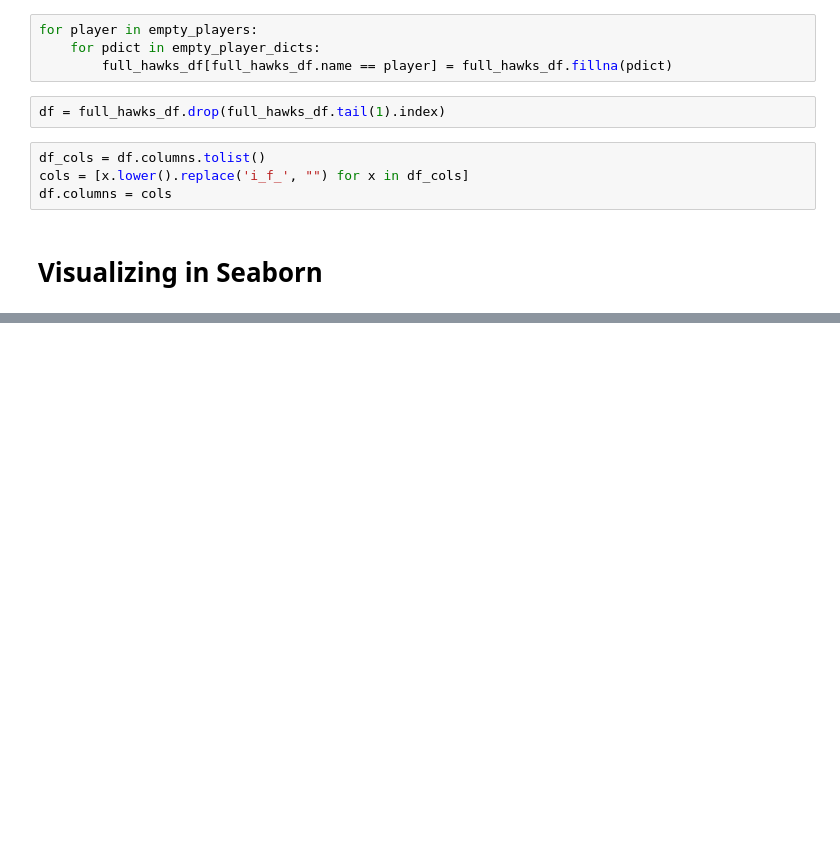
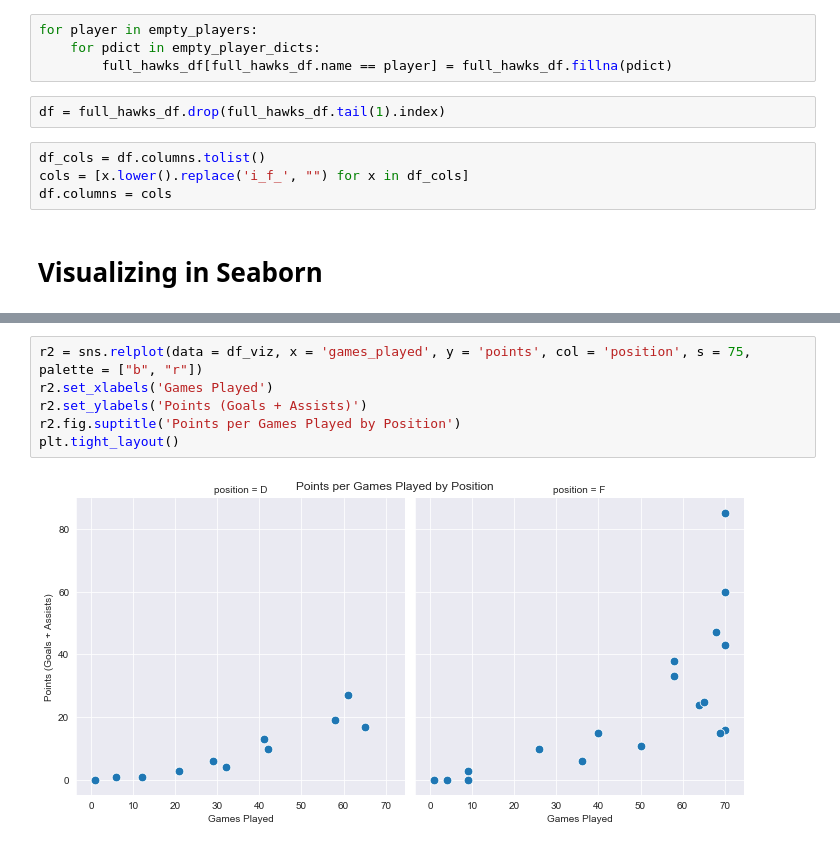
Before and after one commit to andrewcole33/blackhawks_salary_analysis, a Jupyter notebook: scratch.ipynb, the cells around one changed output, grey strips where cells are left out. Drawn from its saved outputs; the diff is of its cells as text; blank space fills up the shorter version.

```diff
--- a/scratch.ipynb
+++ b/scratch.ipynb
@@ -171,0 +159,8 @@ df_viz.set_index('name')
+# %%
+r2 = sns.relplot(data = df_viz, x = 'games_played', y = 'points', col = 'position', s = 75, palette = ["b", "r"])
+r2.set_xlabels('Games Played')
+r2.set_ylabels('Points (Goals + Assists)')
+r2.fig.suptitle('Points per Games Played by Position')
+plt.tight_layout()
+# %% [output]
+[figure, added]
```
Also changed, not shown: parts of 13 cells of this notebook.
